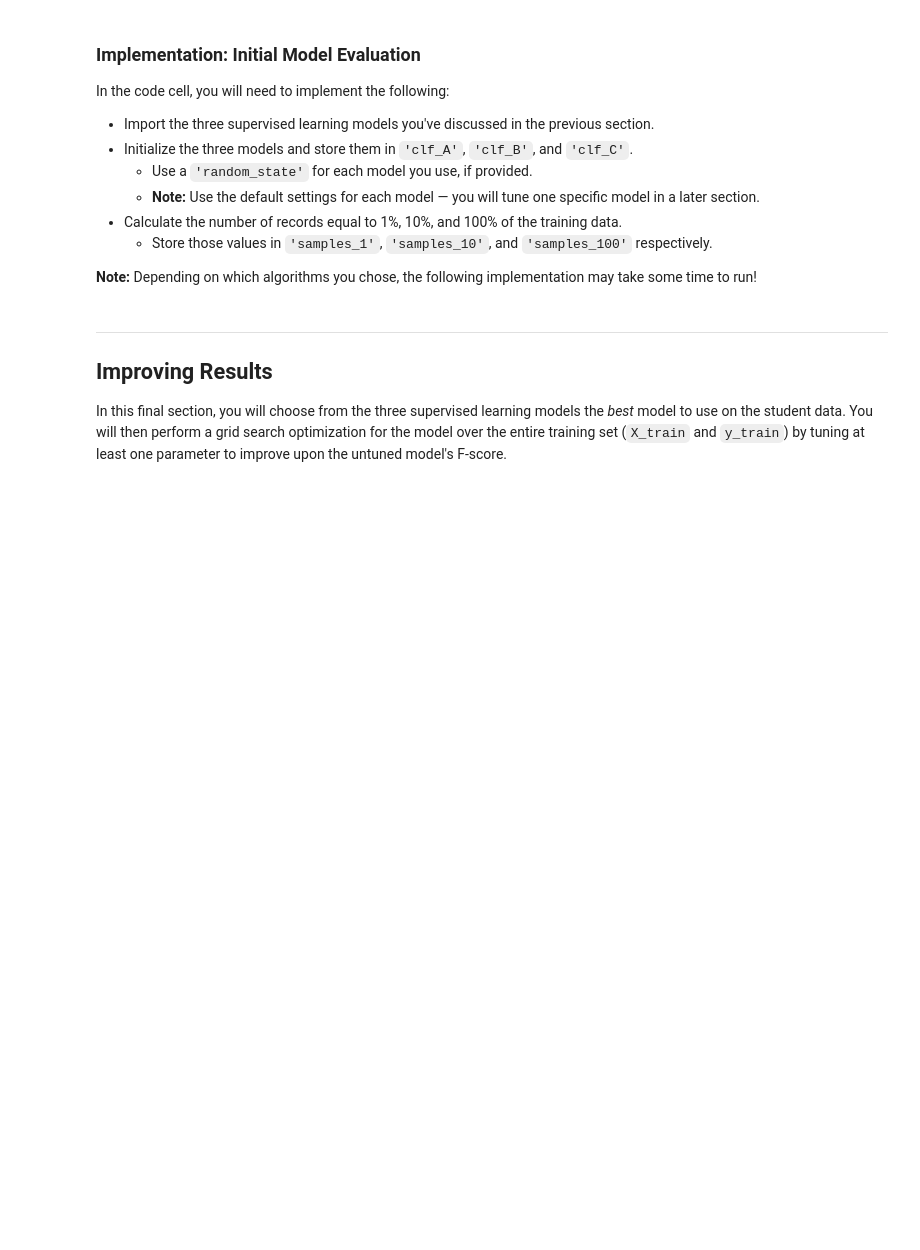
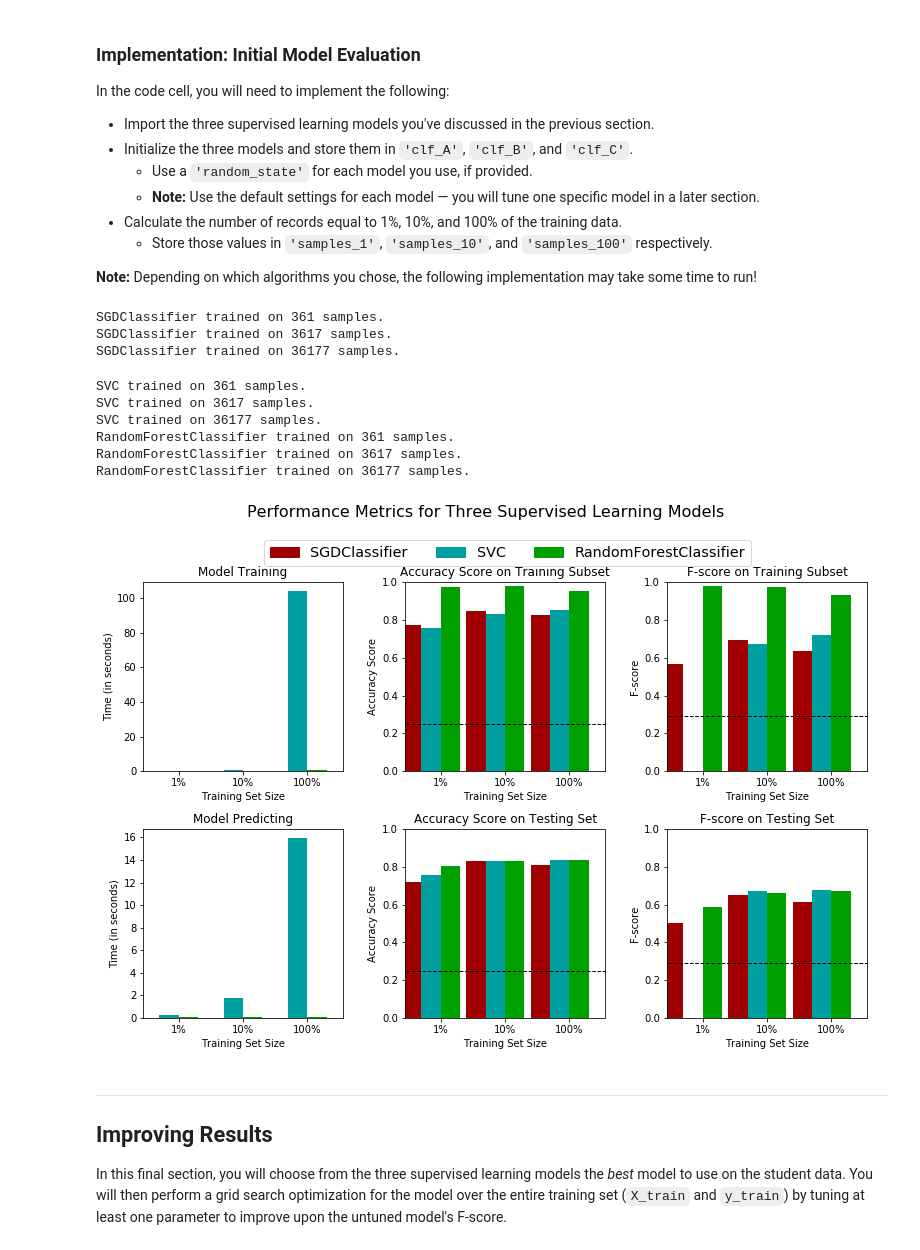
Before and after one commit to AlexFJW/udacity-machine-learning, a Jupyter notebook: projects/finding_donors/finding_donors.ipynb, the cells around one changed output. Saved outputs shown, nothing was run; the diff lists cells and outputs as text; code cells hidden in the pictures; blank space fills up the shorter version.

```diff
--- a/projects/finding_donors/finding_donors.ipynb
+++ b/projects/finding_donors/finding_donors.ipynb
@@ -287,6 +351,9 @@ In the code block below, you will need to implement the following:
    - Make sure that you set the `beta` parameter!
 # %%
 # TODO: Import two metrics from sklearn - fbeta_score and accuracy_score
+
+from sklearn.metrics import fbeta_score
+from sklearn.metrics import accuracy_score
 
 def train_predict(learner, sample_size, X_train, y_train, X_test, y_test):
     '''
@@ -303,33 +370,33 @@ def train_predict(learner, sample_size, X_train, y_train, X_test, y_test):
 
     # TODO: Fit the learner to the training data using slicing with 'sample_size' using .fit(training_features[:], training_labels[:])
     start = time() # Get start time
-    learner = None
+    learner.fit(X_train[0:sample_size], y_train[0:sample_size])
     end = time() # Get end time
 
     # TODO: Calculate the training time
-    results['train_time'] = None
+    results['train_time'] = end - start
 
     # TODO: Get the predictions on the test set(X_test),
     #       then get predictions on the first 300 training samples(X_train) using .predict()
     start = time() # Get start time
-    predictions_test = None
-    predictions_train = None
+    predictions_test = learner.predict(X_test)
+    predictions_train = learner.predict(X_train[:300])
     end = time() # Get end time
 
     # TODO: Calculate the total prediction time
-    results['pred_time'] = None
+    results['pred_time'] = end - start
 
     # TODO: Compute accuracy on the first 300 training samples which is y_train[:300]
-    results['acc_train'] = None
+    results['acc_train'] = accuracy_score(y_train[:300], predictions_train)
 
     # TODO: Compute accuracy on test set using accuracy_score()
-    results['acc_test'] = None
+    results['acc_test'] = accuracy_score(y_test, predictions_test)
 
     # TODO: Compute F-score on the the first 300 training samples using fbeta_score()
-    results['f_train'] = None
+    results['f_train'] = fbeta_score(y_train[:300], predictions_train, beta)
 
     # TODO: Compute F-score on the test set which is y_test
-    results['f_test'] = None
+    results['f_test'] = fbeta_score(y_test, predictions_test, beta)
 
     # Success
     print "{} trained on {} samples.".format(learner.__class__.__name__, sample_size)
@@ -349,31 +416,45 @@ In the code cell, you will need to implement the following:
 **Note:** Depending on which algorithms you chose, the following implementation may take some time to run!
 # %%
 # TODO: Import the three supervised learning models from sklearn
+from sklearn import svm
+from sklearn.linear_model import SGDClassifier
+from sklearn.ensemble import RandomForestClassifier
 
 # TODO: Initialize the three models
-clf_A = None
-clf_B = None
-clf_C = None
+clf_A = SGDClassifier(random_state = 0)
+clf_B = svm.SVC(random_state = 0)
+clf_C = RandomForestClassifier(random_state = 0)
 
 # TODO: Calculate the number of samples for 1%, 10%, and 100% of the training data
 # HINT: samples_100 is the entire training set i.e. len(y_train)
 # HINT: samples_10 is 10% of samples_100
 # HINT: samples_1 is 1% of samples_100
-samples_100 = None
-samples_10 = None
-samples_1 = None
+samples_100 = len(y_train)
+samples_10 = samples_100 / 10
+samples_1 = samples_100 / 100
 
 # Collect results on the learners
 results = {}
 for clf in [clf_A, clf_B, clf_C]:
     clf_name = clf.__class__.__name__
     results[clf_name] = {}
     for i, samples in enumerate([samples_1, samples_10, samples_100]):
         results[clf_name][i] = \
         train_predict(clf, samples, X_train, y_train, X_test, y_test)
 
 # Run metrics visualization for the three supervised learning models chosen
 vs.evaluate(results, accuracy, fscore)
+# %% [output]
+SGDClassifier trained on 361 samples.
+SGDClassifier trained on 3617 samples.
+SGDClassifier trained on 36177 samples.
+SVC trained on 361 samples.
+SVC trained on 3617 samples.
+SVC trained on 36177 samples.
+RandomForestClassifier trained on 361 samples.
+RandomForestClassifier trained on 3617 samples.
+RandomForestClassifier trained on 36177 samples.
+[figure, added]
 # %% [markdown]
 ----
 ## Improving Results
```
Also changed, not shown: parts of 20 cells of this notebook, 1 other file.
